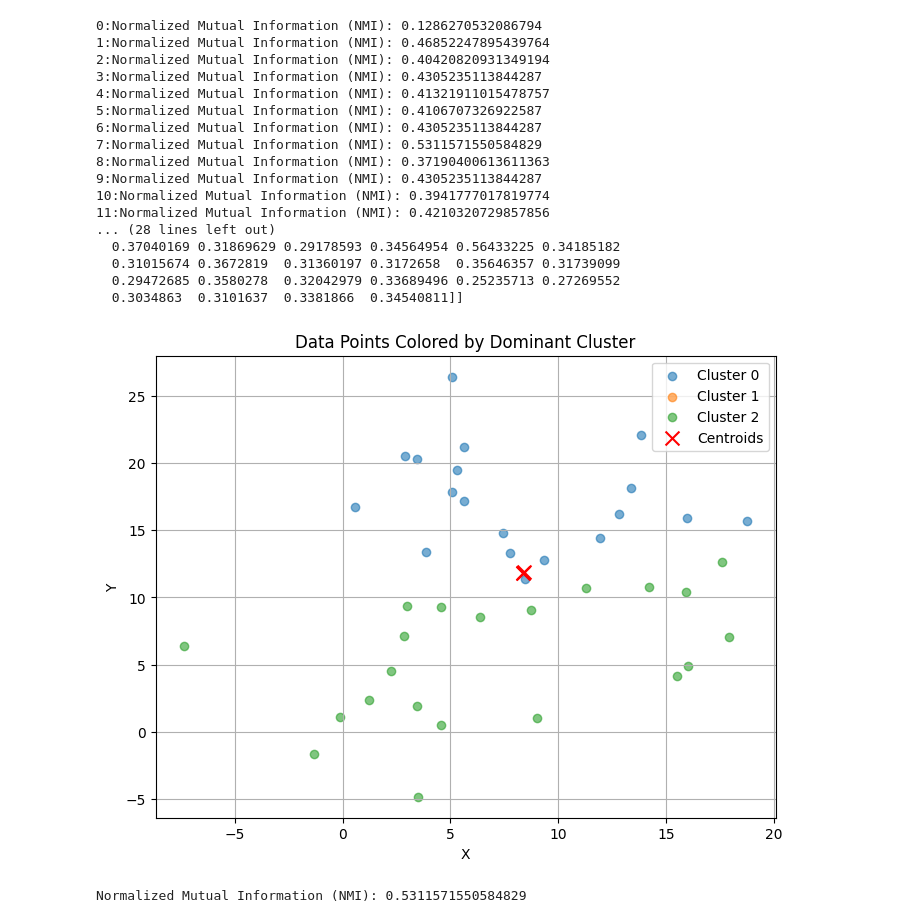
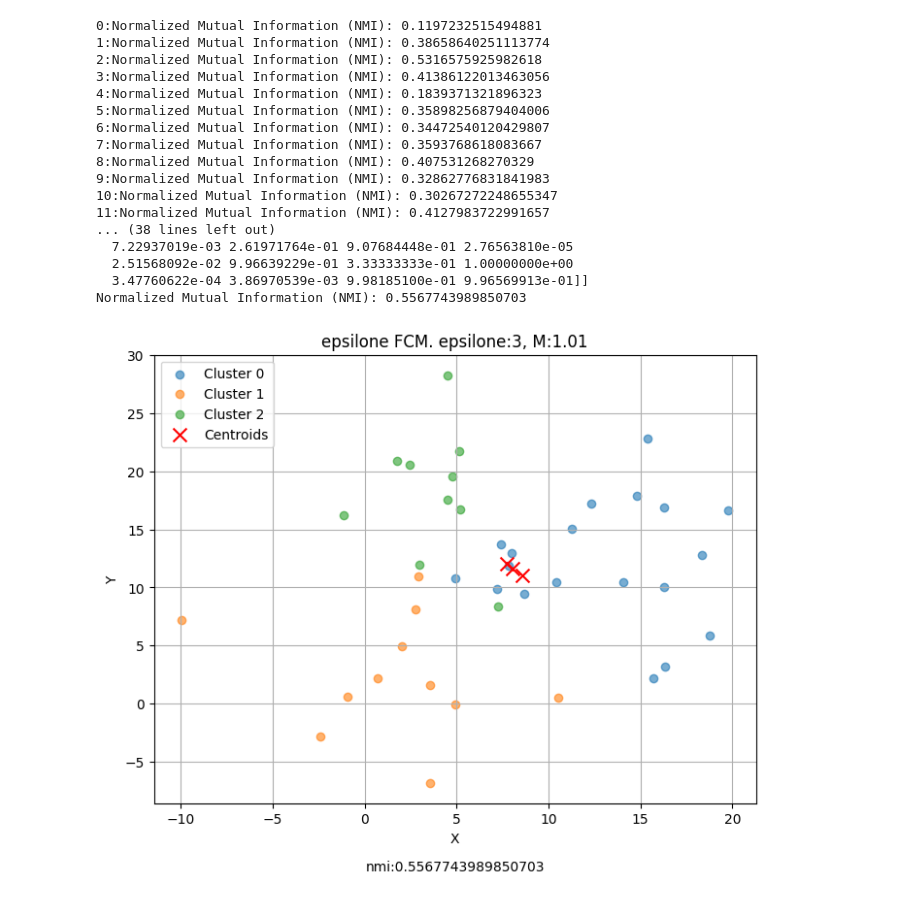
Before and after one commit to goli3148/MachineLearning, a Jupyter notebook: 21_fuzzyCMeansEpsilonInsentivity/main.ipynb, the cells around one changed output. Cells and saved outputs as stored; diff of their text form; code cells hidden in the pictures.

```diff
--- a/21_fuzzyCMeansEpsilonInsentivity/main.ipynb
+++ b/21_fuzzyCMeansEpsilonInsentivity/main.ipynb
@@ -122,9 +122,10 @@ from sklearn.metrics import normalized_mutual_info_score
 
 num_clusters = 3
 num_samples = 40
-
+m = 1.01
+epsilon = 3
 # Generate synthetic data with clusters
-X, y = make_blobs(n_samples=num_samples, centers=num_clusters, cluster_std=4, random_state=42)
+X, y = make_blobs(n_samples=num_samples, centers=num_clusters, cluster_std=5, random_state=42)
 X += 10
 
 
@@ -137,7 +138,7 @@ plt.ylabel('Feature 2')
 plt.show()
 
 
-centroids ,membership_mat = fuzzy_cmeans(data=X, num_clusters=num_clusters, max_iter=20, epsilon=1, m=1.1, y=y)
+centroids ,membership_mat = fuzzy_cmeans(data=X, num_clusters=num_clusters, max_iter=20, epsilon=epsilon, m=m, y=y)
 
 max_membership_cluster = np.argmax(membership_mat, axis=0)
 # Plot data points with colors based on their corresponding centroids
@@ -146,13 +147,17 @@ for i in range(num_clusters):
     cluster_data = X[max_membership_cluster == i]
     plt.scatter(cluster_data[:, 0], cluster_data[:, 1], label=f'Cluster {i}', alpha=0.6)
 plt.scatter(centroids[:, 0], centroids[:, 1], c='red', marker='x', s=100, label='Centroids')
-plt.title('Data Points Colored by Dominant Cluster')
+plt.title(f'epsilone FCM. epsilone:{epsilon}, M:{m}')
 plt.xlabel('X')
 plt.ylabel('Y')
+
+# Assuming 'y' contains the true cluster labels and 'max_membership_cluster' contains the cluster labels assigned by your fuzzy clustering algorithm
+nmi = normalized_mutual_info_score(y, max_membership_cluster)
+print("Normalized Mutual Information (NMI):", nmi)
+
+plt.text(0.5, -0.15, f'nmi:{nmi}', ha='center', transform=plt.gca().transAxes)
+
 plt.legend()
 plt.grid(True)
 plt.show()
-# Assuming 'y' contains the true cluster labels and 'max_membership_cluster' contains the cluster labels assigned by your fuzzy clustering algorithm
-nmi = normalized_mutual_info_score(y, max_membership_cluster)
-print("Normalized Mutual Information (NMI):", nmi)
 # %% [output]
@@ -160,19 +165,18 @@ print("Normalized Mutual Information (NMI):", nmi)
-0:Normalized Mutual Information (NMI): 0.1286270532086794
-1:Normalized Mutual Information (NMI): 0.46852247895439764
-2:Normalized Mutual Information (NMI): 0.40420820931349194
-3:Normalized Mutual Information (NMI): 0.4305235113844287
-4:Normalized Mutual Information (NMI): 0.41321911015478757
-5:Normalized Mutual Information (NMI): 0.4106707326922587
-6:Normalized Mutual Information (NMI): 0.4305235113844287
-7:Normalized Mutual Information (NMI): 0.5311571550584829
-8:Normalized Mutual Information (NMI): 0.37190400613611363
-9:Normalized Mutual Information (NMI): 0.4305235113844287
-10:Normalized Mutual Information (NMI): 0.3941777017819774
-11:Normalized Mutual Information (NMI): 0.4210320729857856
-... (28 lines left out)
-  0.37040169 0.31869629 0.29178593 0.34564954 0.56433225 0.34185182
-  0.31015674 0.3672819  0.31360197 0.3172658  0.35646357 0.31739099
-  0.29472685 0.3580278  0.32042979 0.33689496 0.25235713 0.27269552
-  0.3034863  0.3101637  0.3381866  0.34540811]]
+0:Normalized Mutual Information (NMI): 0.1197232515494881
+1:Normalized Mutual Information (NMI): 0.38658640251113774
+2:Normalized Mutual Information (NMI): 0.5316575925982618
+3:Normalized Mutual Information (NMI): 0.41386122013463056
+4:Normalized Mutual Information (NMI): 0.1839371321896323
+5:Normalized Mutual Information (NMI): 0.35898256879404006
+6:Normalized Mutual Information (NMI): 0.34472540120429807
+7:Normalized Mutual Information (NMI): 0.3593768618083667
+8:Normalized Mutual Information (NMI): 0.407531268270329
+9:Normalized Mutual Information (NMI): 0.32862776831841983
+10:Normalized Mutual Information (NMI): 0.30267272248655347
+11:Normalized Mutual Information (NMI): 0.4127983722991657
+... (38 lines left out)
+  7.22937019e-03 2.61971764e-01 9.07684448e-01 2.76563810e-05
+  2.51568092e-02 9.96639229e-01 3.33333333e-01 1.00000000e+00
+  3.47760622e-04 3.86970539e-03 9.98185100e-01 9.96569913e-01]]
+Normalized Mutual Information (NMI): 0.5567743989850703
-[figure, old version]
+[figure, new version]
-Normalized Mutual Information (NMI): 0.5311571550584829
```
Also changed, not shown: parts of 1 cell of this notebook, 11 other files.
